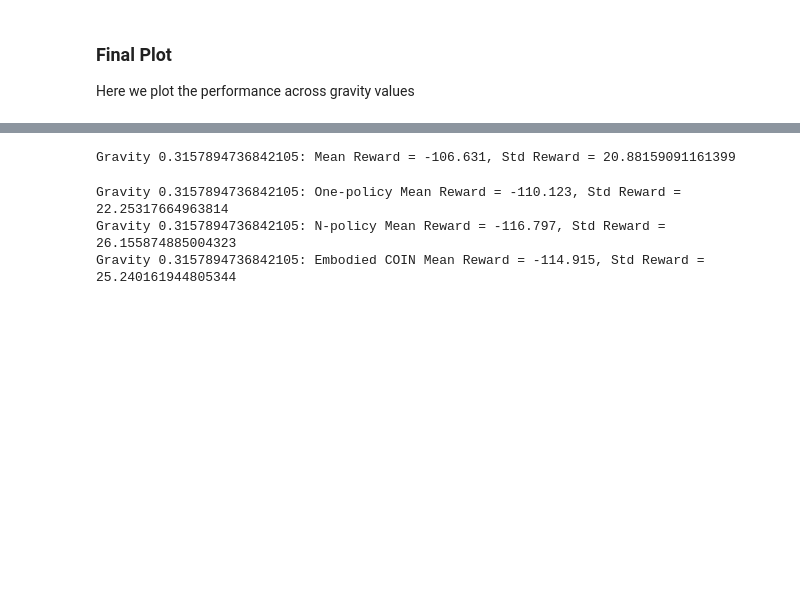
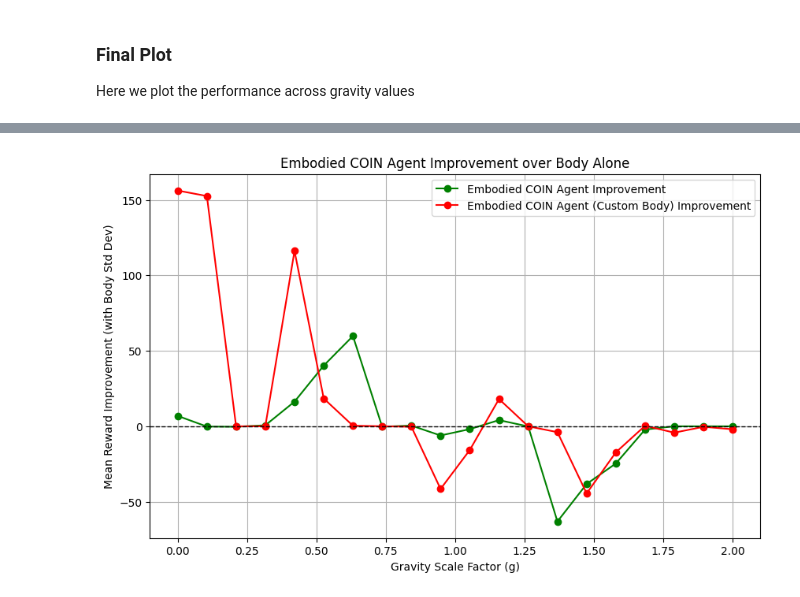
Before and after one commit to RichieRich2569/COINRL, a Jupyter notebook: new_figures.ipynb, the cells around one changed output, grey strips where cells are left out. Drawn from its saved outputs; the diff is of its cells as text; code cells hidden in the pictures; blank space fills up the shorter version.

```diff
--- a/new_figures.ipynb
+++ b/new_figures.ipynb
@@ -2402,35 +2688,26 @@ for Q in embodied_agent.Qdat:
-# %%
-# Create the MountainCar environment with the current gravity scale factor
-gsf = test_gravity_values[3]
-env = CustomMountainCarEnv(gravity_sf=gsf, render_mode="none")
-
-# Evaluate the agent in the current context, for 1000 episodes
-p_context = np.zeros_like(stat_prob)
-likelihood = np.zeros_like(stat_prob)
-
-evaluation_reward = embodied_agent.evaluate(env=env, p_context=p_context, n_episodes=1000, max_steps_per_episode=200)
-
-# Find mean and std of evaluation rewards
-mean_reward = np.mean(evaluation_reward)
-std_reward = np.std(evaluation_reward)
-print(f"Gravity {gsf}: Mean Reward = {mean_reward}, Std Reward = {std_reward}")
-# %% [output]
-Gravity 0.3157894736842105: Mean Reward = -106.631, Std Reward = 20.88159091161399
-# %%
-# Grab values for the same gsf
-gsf = test_gravity_values[3]  # 0.3157894736842105
-mean_one_policy = test_results_one_policy[gsf]['mean_reward']
-std_one_policy = test_results_one_policy[gsf]['std_reward']
-print(f"Gravity {gsf}: One-policy Mean Reward = {mean_one_policy}, Std Reward = {std_one_policy}")
-
-mean_n_policy = test_results_n_policy[gsf]['mean_reward']
-std_n_policy = test_results_n_policy[gsf]['std_reward']
-print(f"Gravity {gsf}: N-policy Mean Reward = {mean_n_policy}, Std Reward = {std_n_policy}")
-
-mean_embodied = test_results_embodied[gsf]['mean_reward']
-std_embodied = test_results_embodied[gsf]['std_reward']
-print(f"Gravity {gsf}: Embodied COIN Mean Reward = {mean_embodied}, Std Reward = {std_embodied}")
-# %% [output]
-Gravity 0.3157894736842105: One-policy Mean Reward = -110.123, Std Reward = 22.25317664963814
-Gravity 0.3157894736842105: N-policy Mean Reward = -116.797, Std Reward = 26.155874885004323
-Gravity 0.3157894736842105: Embodied COIN Mean Reward = -114.915, Std Reward = 25.240161944805344
+# %%
+# TODO: Embodied COIN should theoretically be better than body alone, up to std. Here we plot the difference in means with error bars
+plt.figure(figsize=(10, 6))
+mean_diff = np.array(mean_embodied) + np.array(std_embodied) - np.array(mean_body) - np.array(std_body)
+mean_diff2 = np.array(mean_embodied2) + np.array(std_embodied2) - np.array(mean_body2) - np.array(std_body2)
+
+# No need to plot error bars here, just the difference in means
+plt.plot(
+    test_gravity_values, mean_diff,
+    '-o', color='green',
+    label='Embodied COIN Agent Improvement'
+)
+plt.plot(
+    test_gravity_values, mean_diff2,
+    '-o', color='red',
+    label='Embodied COIN Agent (Custom Body) Improvement'
+)
+plt.title('Embodied COIN Agent Improvement over Body Alone')
+plt.xlabel('Gravity Scale Factor (g)')
+plt.ylabel('Mean Reward Improvement (with Body Std Dev)')
+plt.axhline(0, color='black', linestyle='--', linewidth=1)
+plt.legend()
+plt.grid(True)
+plt.show()
+# %% [output]
+[figure, added]
```
Also changed, not shown: parts of 21 cells of this notebook, 6 other files.
